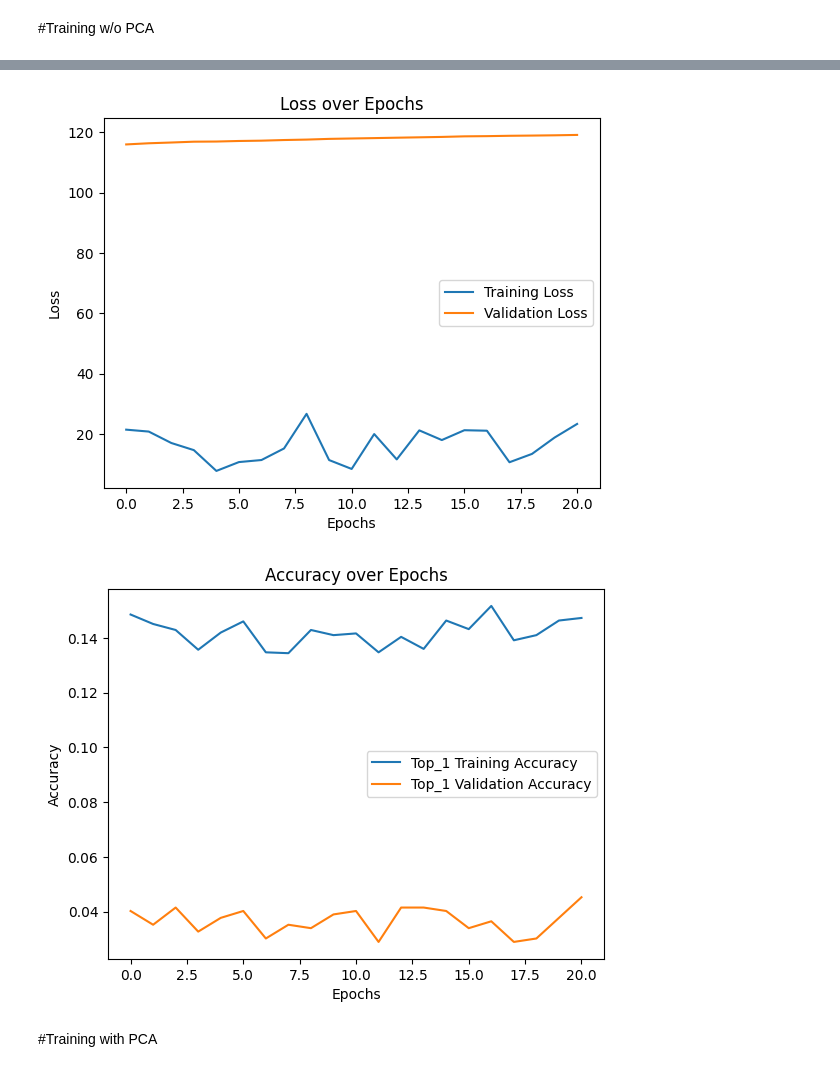
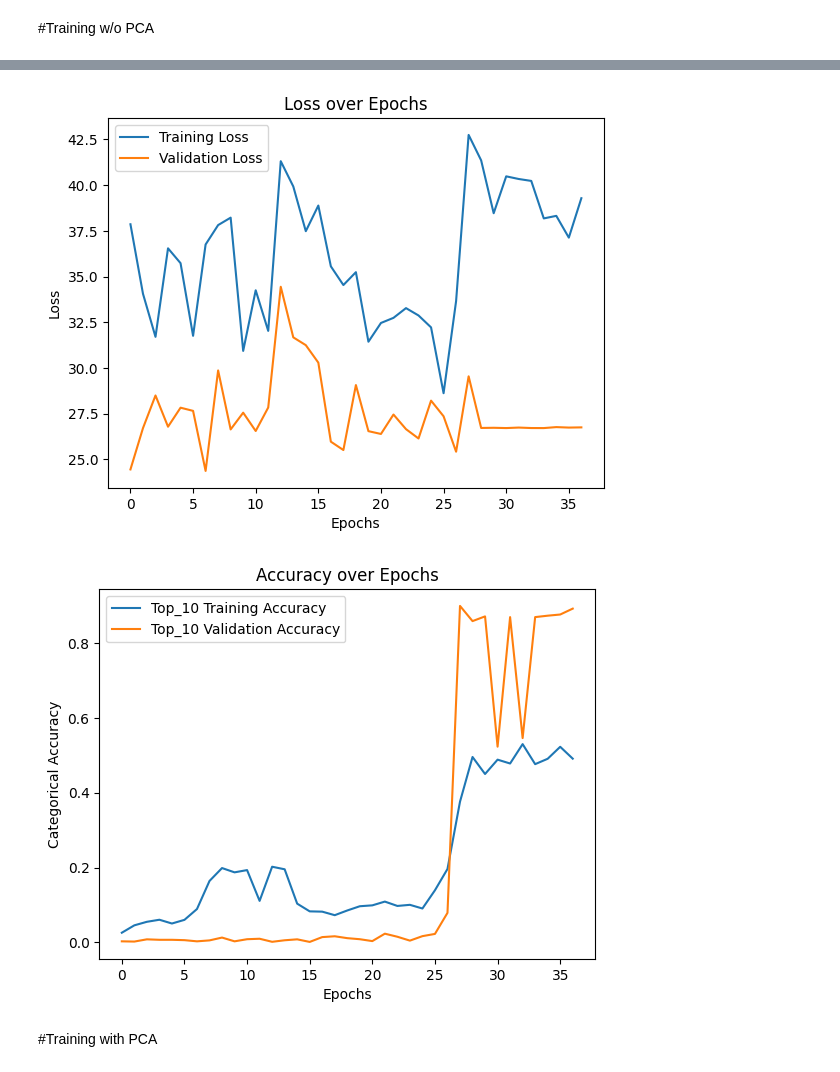
Before and after one commit to williambiondi/RecommenderGS, a Jupyter notebook: recommenderGranSasso.ipynb, the cells around one changed output, grey strips where cells are left out. Cells and saved outputs as stored; diff of their text form; code cells hidden in the pictures.

Commit message:
Added Ranking task and switch to Adam optimizer

```diff
--- a/recommenderGranSasso.ipynb
+++ b/recommenderGranSasso.ipynb
@@ -275,43 +234,43 @@ class CFRecommender(tfrs.Model):
 # %%
 unique_user_ids = df_full['UserId'].unique().astype(str)
 unique_item_ids = df_full['ItemId'].unique().astype(str)
-embedding_dim = df_embeddings.shape[1]-1
+embedding_dim = df_embeddings.shape[1] - 1
 
 user_model = tf.keras.Sequential([
                                   tf.keras.layers.Embedding(input_dim = len(unique_user_ids), output_dim = embedding_dim),
-                                  #tf.keras.layers.Flatten(),
-
-                                  #tf.keras.layers.Dense(6),
-                                  #tf.keras.layers.ReLU(),
                                   tf.keras.layers.Dense(6),
-                                  tf.keras.layers.Flatten(),
+                                  tf.keras.layers.ReLU(),
+                                  tf.keras.layers.Dropout(0.2),
+                                  tf.keras.layers.Dense(6),
+                                  tf.keras.layers.Dropout(0.2),
+                                  tf.keras.layers.Flatten()
                                   ])
 
 item_model = tf.keras.Sequential([tf.keras.Input(shape=(embedding_dim,), dtype=tf.float32, name='item_embedding'),
-                                  #tf.keras.layers.Dense(6),
-                                  #tf.keras.layers.ReLU(),
+                                  tf.keras.layers.Dense(6),
+                                  tf.keras.layers.ReLU(),
+                                  tf.keras.layers.Dropout(0.2),
                                   tf.keras.layers.Dense(6)
                                 ])
 # %%
-early_stop = tf.keras.callbacks.EarlyStopping(monitor='val_factorized_top_k/top_100_categorical_accuracy', patience=10, mode='max')
-checkpoint = tf.keras.callbacks.ModelCheckpoint(
-    filepath='best_model',
-    save_best_only=True,
-    monitor='val_loss',
-    mode='min')
+early_stop = tf.keras.callbacks.EarlyStopping(monitor='val_loss',
+                                              patience=10,
+                                              mode='min',
+                                              start_from_epoch = 20,
+                                              restore_best_weights=True)
 # %%
-initial_learning_rate = 0.001
+initial_learning_rate = 0.01
 lr_schedule = tf.keras.optimizers.schedules.ExponentialDecay(
     initial_learning_rate,
     decay_steps=10000,
-    decay_rate=0.99,
+    decay_rate=0.999,
     staircase=True)
 
-optimizer = tf.keras.optimizers.Adagrad(learning_rate=lr_schedule)
+optimizer = tf.keras.optimizers.Adam(learning_rate=initial_learning_rate)
 # %%
 recommender = CFRecommender(user_model, item_model, candidates_ds)
 recommender.compile(optimizer = optimizer)
 history = recommender.fit(train,
                 validation_data = val,
-                epochs=50, callbacks=[early_stop])
+                epochs=100, callbacks=[early_stop])
 # %% [output]
@@ -335,24 +295,24 @@ Epoch 21/50
 # %%
 metrics = history.history
 plt.plot(metrics['loss'], label='Training Loss')
 plt.plot(metrics['val_loss'], label='Validation Loss')
 plt.title('Loss over Epochs')
 plt.xlabel('Epochs')
 plt.ylabel('Loss')
 plt.legend()
 plt.show()
 
 # Plotta l'accuracy di training
-plt.plot(metrics['factorized_top_k/top_1_categorical_accuracy'], label='Top_1 Training Accuracy')
-plt.plot(metrics['val_factorized_top_k/top_1_categorical_accuracy'], label='Top_1 Validation Accuracy')
+plt.plot(metrics['factorized_top_k/top_10_categorical_accuracy'], label='Top_10 Training Accuracy')
+plt.plot(metrics['val_factorized_top_k/top_10_categorical_accuracy'], label='Top_10 Validation Accuracy')
 plt.title('Accuracy over Epochs')
 plt.xlabel('Epochs')
-plt.ylabel('Accuracy')
+plt.ylabel('Categorical Accuracy')
 plt.legend()
 plt.show()
 # %% [output]
-[figure, old version]
+[figure, new version]
-[figure, old version]
+[figure, new version]
 # %% [markdown]
 #Training with PCA
 # %%
```
Also changed, not shown: parts of 39 cells of this notebook.
